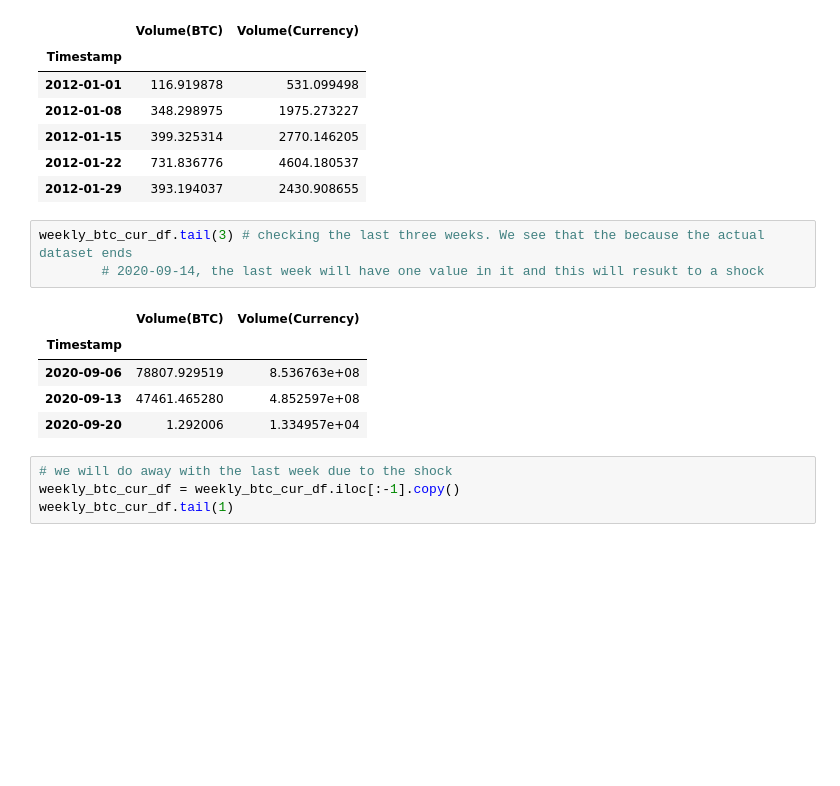
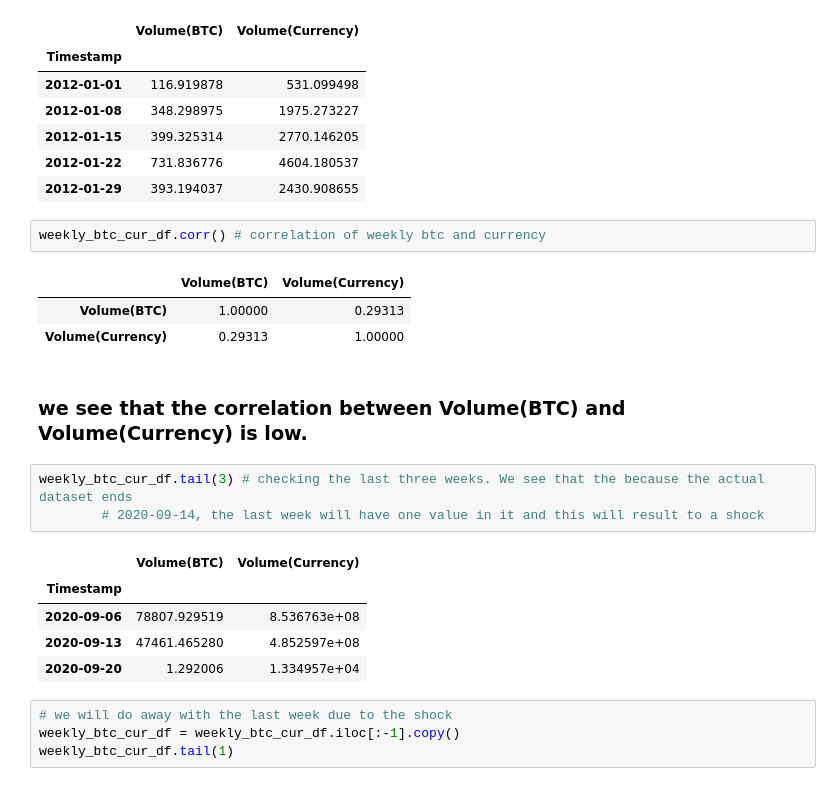
Before and after one commit to HamoyeHQ/05-bitcoin-trading, a Jupyter notebook: OHLC_BTC_CUR multivariate time series.ipynb, the cells around one changed output. Cells and saved outputs as stored; diff of their text form; blank space fills up the shorter version.

```diff
--- a/OHLC_BTC_CUR multivariate time series.ipynb
+++ b/OHLC_BTC_CUR multivariate time series.ipynb
@@ -491,9 +515,17 @@ weekly_btc_cur_df.head()
 | 2012-01-15 | 399.325314 | 2770.146205 |
 | 2012-01-22 | 731.836776 | 4604.180537 |
 | 2012-01-29 | 393.194037 | 2430.908655 |
+# %%
+weekly_btc_cur_df.corr() # correlation of weekly btc and currency
+# %% [output]
+|  | Volume(BTC) | Volume(Currency) |
+| Volume(BTC) | 1.00000 | 0.29313 |
+| Volume(Currency) | 0.29313 | 1.00000 |
+# %% [markdown]
+### we see that the correlation between Volume(BTC) and Volume(Currency) is low.
 # %%
 weekly_btc_cur_df.tail(3) # checking the last three weeks. We see that the because the actual dataset ends
-        # 2020-09-14, the last week will have one value in it and this will resukt to a shock
+        # 2020-09-14, the last week will have one value in it and this will result to a shock
 # %% [output]
 |  | Volume(BTC) | Volume(Currency) |
 | Timestamp |  |  |
```
Also changed, not shown: parts of 28 cells of this notebook.
